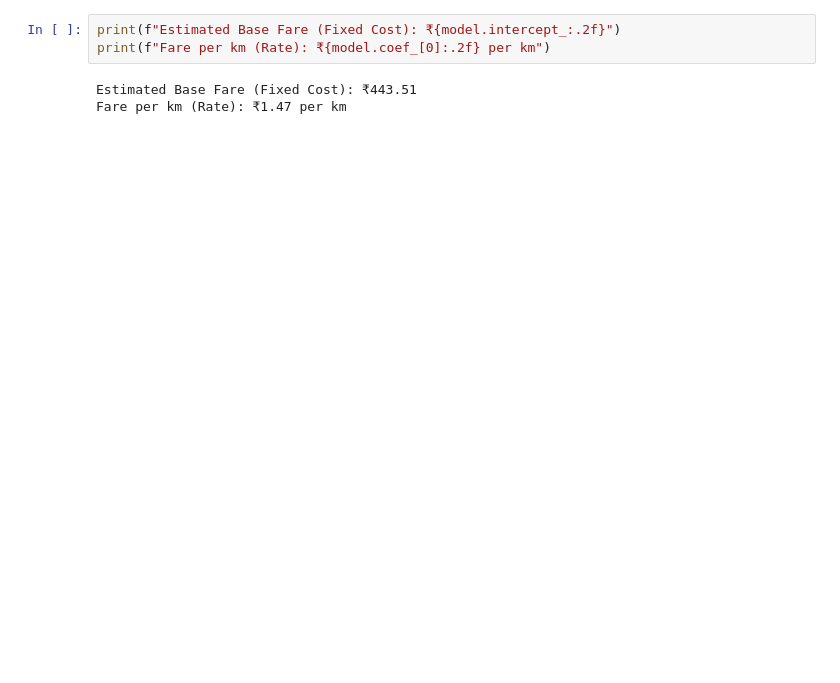
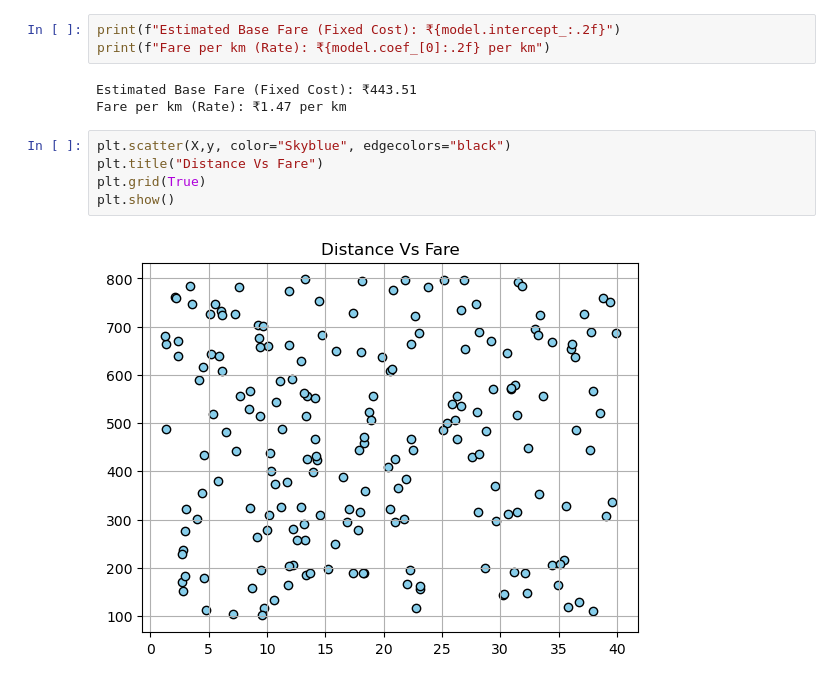
Before and after one commit to VARSHINI71710/Linear_regression, a Jupyter notebook: main.ipynb, the cells around one changed output. Drawn from its saved outputs; the diff is of its cells as text; blank space fills up the shorter version.

```diff
--- a/main.ipynb
+++ b/main.ipynb
@@ -40,3 +70,10 @@ print(f"Fare per km (Rate): ₹{model.coef_[0]:.2f} per km")
 # %% [output]
 Estimated Base Fare (Fixed Cost): ₹443.51
 Fare per km (Rate): ₹1.47 per km
+# %%
+plt.scatter(X,y, color="Skyblue", edgecolors="black")
+plt.title("Distance Vs Fare")
+plt.grid(True)
+plt.show()
+# %% [output]
+[figure, added]
```
Also changed, not shown: parts of 6 cells of this notebook.
